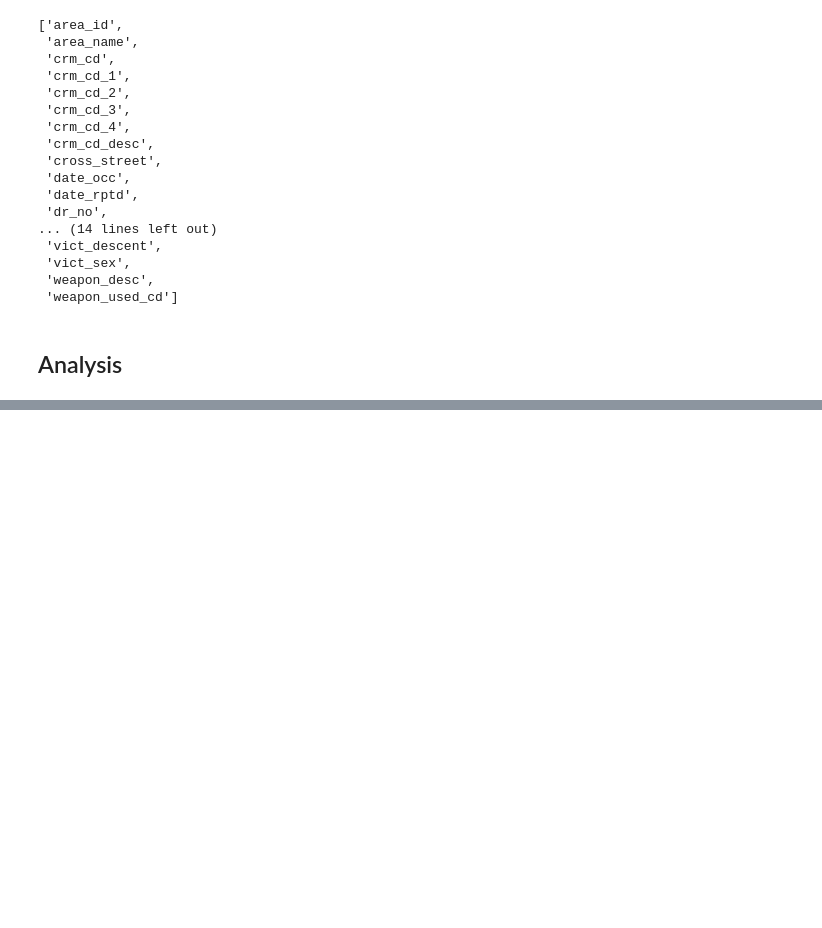
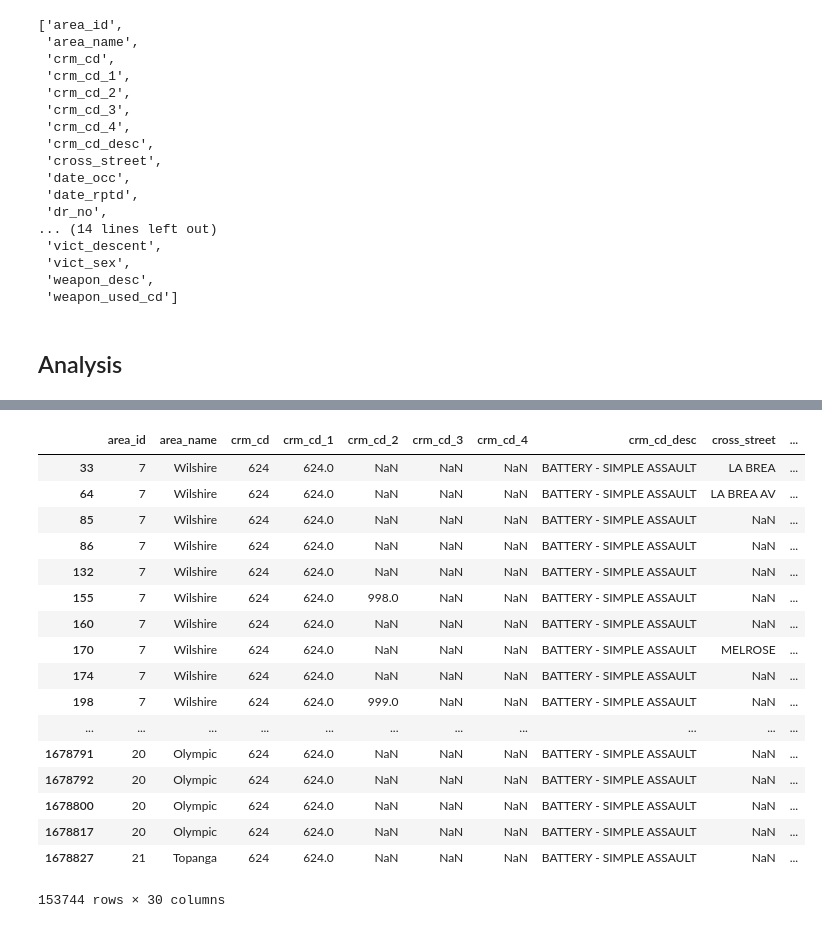
Before and after one commit to MaxwellWilliams/defogger, a Jupyter notebook: general_analysis.ipynb, the cells around one changed output, grey strips where cells are left out. Saved outputs shown, nothing was run; the diff lists cells and outputs as text; code cells hidden in the pictures; blank space fills up the shorter version.

```diff
--- a/general_analysis.ipynb
+++ b/general_analysis.ipynb
@@ -45,0 +108,21 @@ ImportError: No module named 'matplotlib'
+# %%
+df.loc[df['crm_cd'] == 624]
+# %% [output]
+|  | area_id | area_name | crm_cd | crm_cd_1 | crm_cd_2 | crm_cd_3 | crm_cd_4 | crm_cd_desc | cross_street | ... |
+| 33 | 7 | Wilshire | 624 | 624.0 | NaN | NaN | NaN | BATTERY - SIMPLE ASSAULT | LA BREA | ... |
+| 64 | 7 | Wilshire | 624 | 624.0 | NaN | NaN | NaN | BATTERY - SIMPLE ASSAULT | LA BREA AV | ... |
+| 85 | 7 | Wilshire | 624 | 624.0 | NaN | NaN | NaN | BATTERY - SIMPLE ASSAULT | NaN | ... |
+| 86 | 7 | Wilshire | 624 | 624.0 | NaN | NaN | NaN | BATTERY - SIMPLE ASSAULT | NaN | ... |
+| 132 | 7 | Wilshire | 624 | 624.0 | NaN | NaN | NaN | BATTERY - SIMPLE ASSAULT | NaN | ... |
+| 155 | 7 | Wilshire | 624 | 624.0 | 998.0 | NaN | NaN | BATTERY - SIMPLE ASSAULT | NaN | ... |
+| 160 | 7 | Wilshire | 624 | 624.0 | NaN | NaN | NaN | BATTERY - SIMPLE ASSAULT | NaN | ... |
+| 170 | 7 | Wilshire | 624 | 624.0 | NaN | NaN | NaN | BATTERY - SIMPLE ASSAULT | MELROSE | ... |
+| 174 | 7 | Wilshire | 624 | 624.0 | NaN | NaN | NaN | BATTERY - SIMPLE ASSAULT | NaN | ... |
+| 198 | 7 | Wilshire | 624 | 624.0 | 999.0 | NaN | NaN | BATTERY - SIMPLE ASSAULT | NaN | ... |
+| ... | ... | ... | ... | ... | ... | ... | ... | ... | ... | ... |
+| 1678791 | 20 | Olympic | 624 | 624.0 | NaN | NaN | NaN | BATTERY - SIMPLE ASSAULT | NaN | ... |
+| 1678792 | 20 | Olympic | 624 | 624.0 | NaN | NaN | NaN | BATTERY - SIMPLE ASSAULT | NaN | ... |
+| 1678800 | 20 | Olympic | 624 | 624.0 | NaN | NaN | NaN | BATTERY - SIMPLE ASSAULT | NaN | ... |
+| 1678817 | 20 | Olympic | 624 | 624.0 | NaN | NaN | NaN | BATTERY - SIMPLE ASSAULT | NaN | ... |
+| 1678827 | 21 | Topanga | 624 | 624.0 | NaN | NaN | NaN | BATTERY - SIMPLE ASSAULT | NaN | ... |
+153744 rows × 30 columns
```
Also changed, not shown: parts of 10 cells of this notebook, 4 other files.
